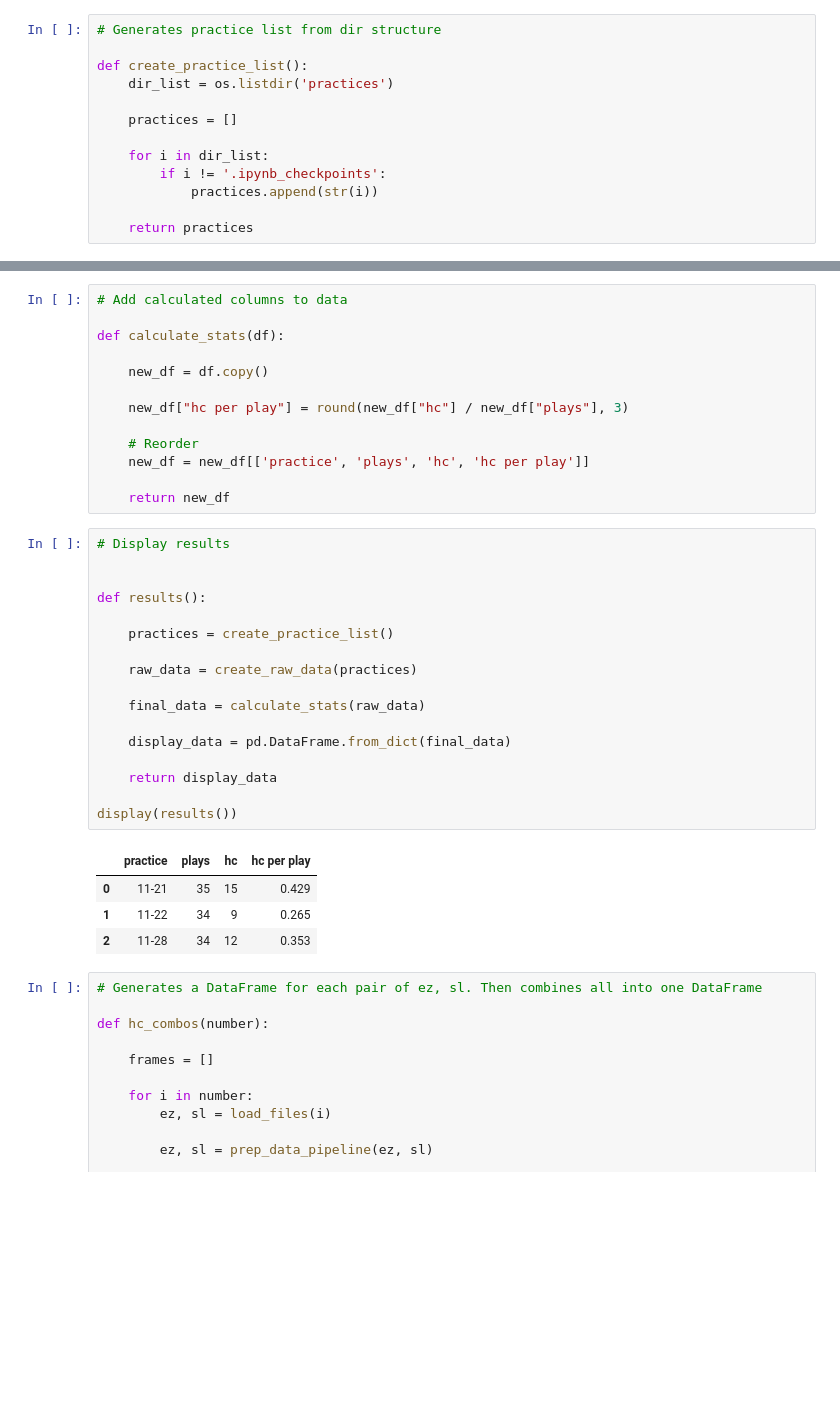
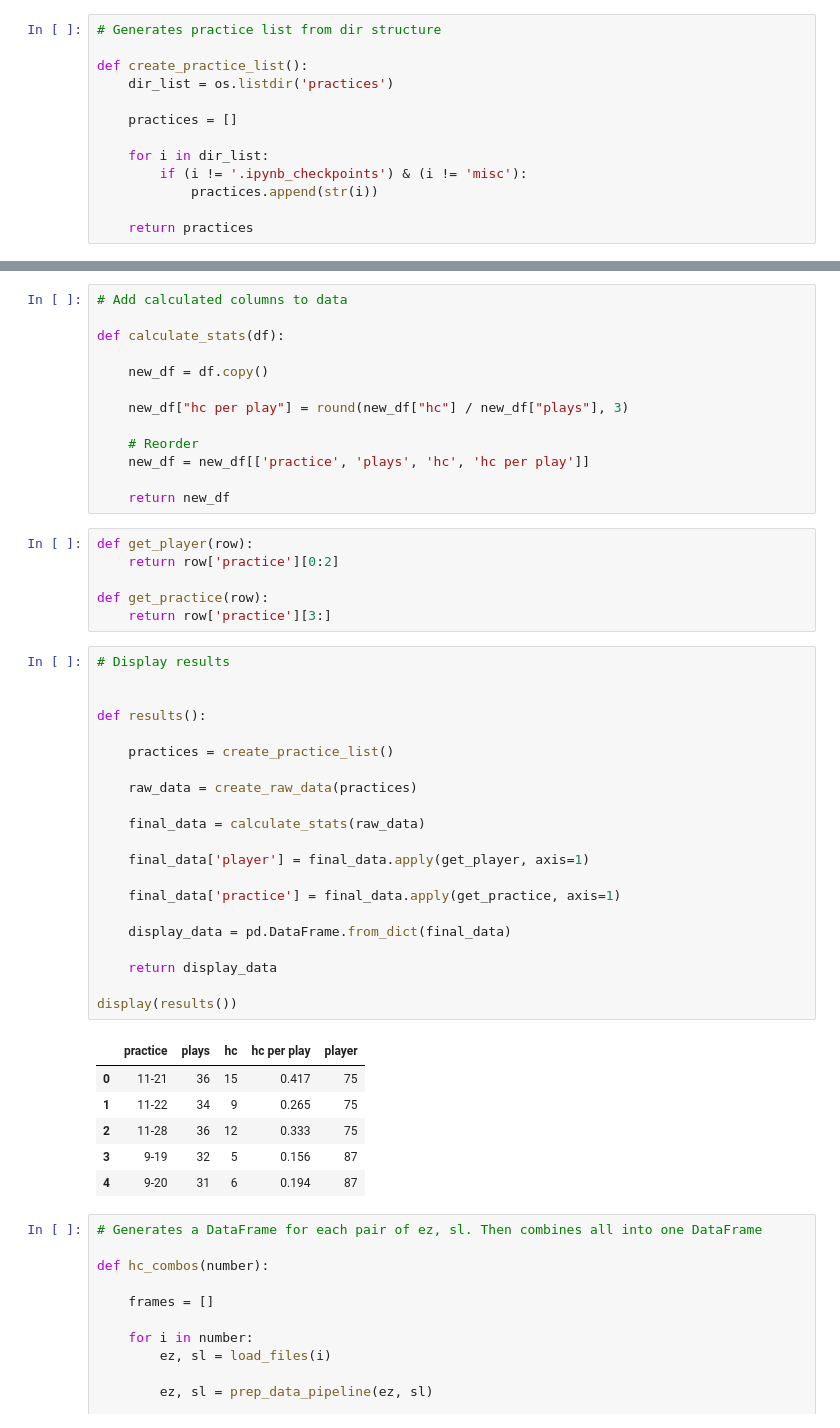
Before and after one commit to ethanzh/stanford-mouthguard, a Jupyter notebook: Analysis.ipynb, the cells around one changed output, grey strips where cells are left out. Cells and saved outputs as stored; diff of their text form; blank space fills up the shorter version.

Commit message:
New way of dealing with practices

```diff
--- a/Analysis.ipynb
+++ b/Analysis.ipynb
@@ -21,7 +68,7 @@ def create_practice_list():
     practices = []
 
     for i in dir_list:
-        if i != '.ipynb_checkpoints':
+        if (i != '.ipynb_checkpoints') & (i != 'misc'):
             practices.append(str(i))
 
     return practices
@@ -259,28 +290,40 @@ def calculate_stats(df):
     new_df = new_df[['practice', 'plays', 'hc', 'hc per play']]
 
     return new_df
+# %%
+def get_player(row):
+    return row['practice'][0:2]
+
+def get_practice(row):
+    return row['practice'][3:]
 # %%
 # Display results
 
 
 def results():
 
     practices = create_practice_list()
 
     raw_data = create_raw_data(practices)
 
     final_data = calculate_stats(raw_data)
 
+    final_data['player'] = final_data.apply(get_player, axis=1)
+
+    final_data['practice'] = final_data.apply(get_practice, axis=1)
+
     display_data = pd.DataFrame.from_dict(final_data)
 
     return display_data
 
 display(results())
 # %% [output]
-|  | practice | plays | hc | hc per play |
-| 0 | 11-21 | 35 | 15 | 0.429 |
-| 1 | 11-22 | 34 | 9 | 0.265 |
-| 2 | 11-28 | 34 | 12 | 0.353 |
+|  | practice | plays | hc | hc per play | player |
+| 0 | 11-21 | 36 | 15 | 0.417 | 75 |
+| 1 | 11-22 | 34 | 9 | 0.265 | 75 |
+| 2 | 11-28 | 36 | 12 | 0.333 | 75 |
+| 3 | 9-19 | 32 | 5 | 0.156 | 87 |
+| 4 | 9-20 | 31 | 6 | 0.194 | 87 |
 # %%
 # Generates a DataFrame for each pair of ez, sl. Then combines all into one DataFrame
 
```
Also changed, not shown: parts of 14 cells of this notebook, 19 other files.
